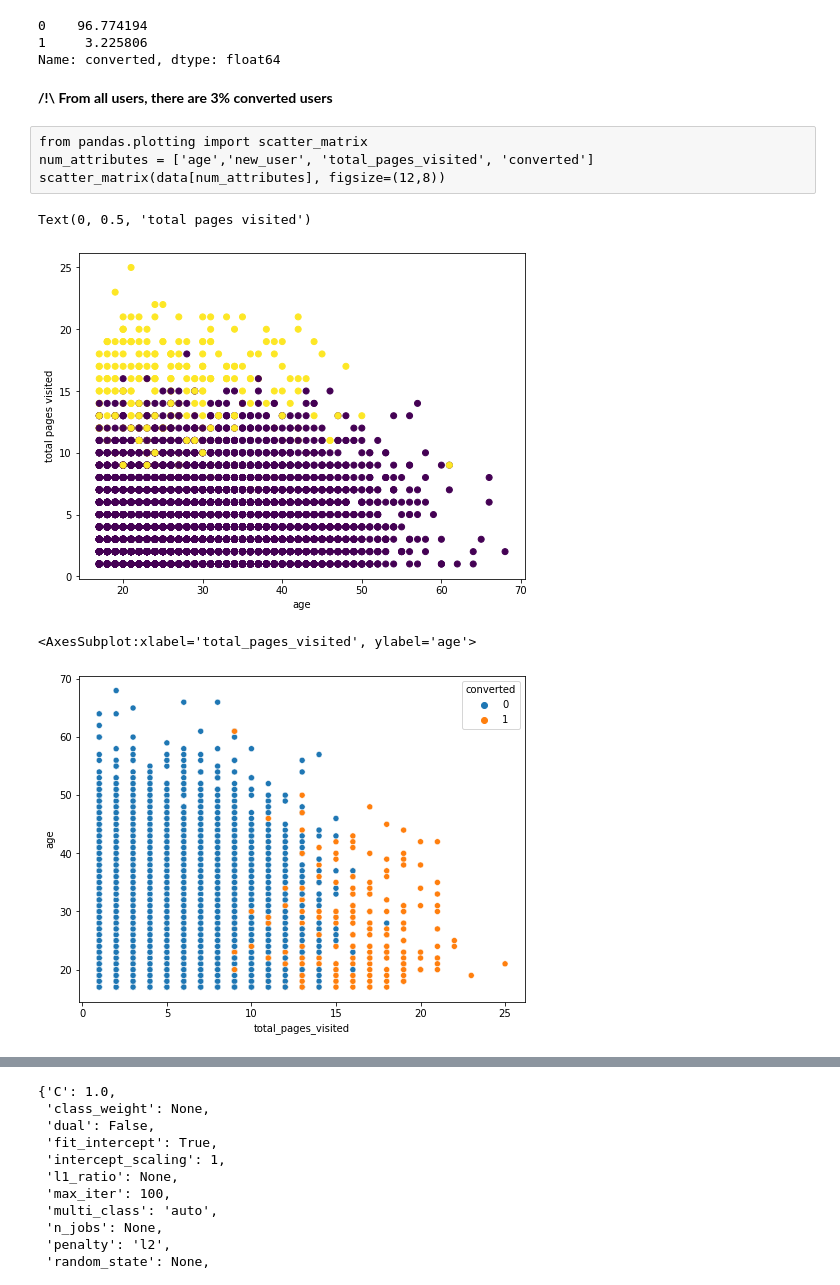
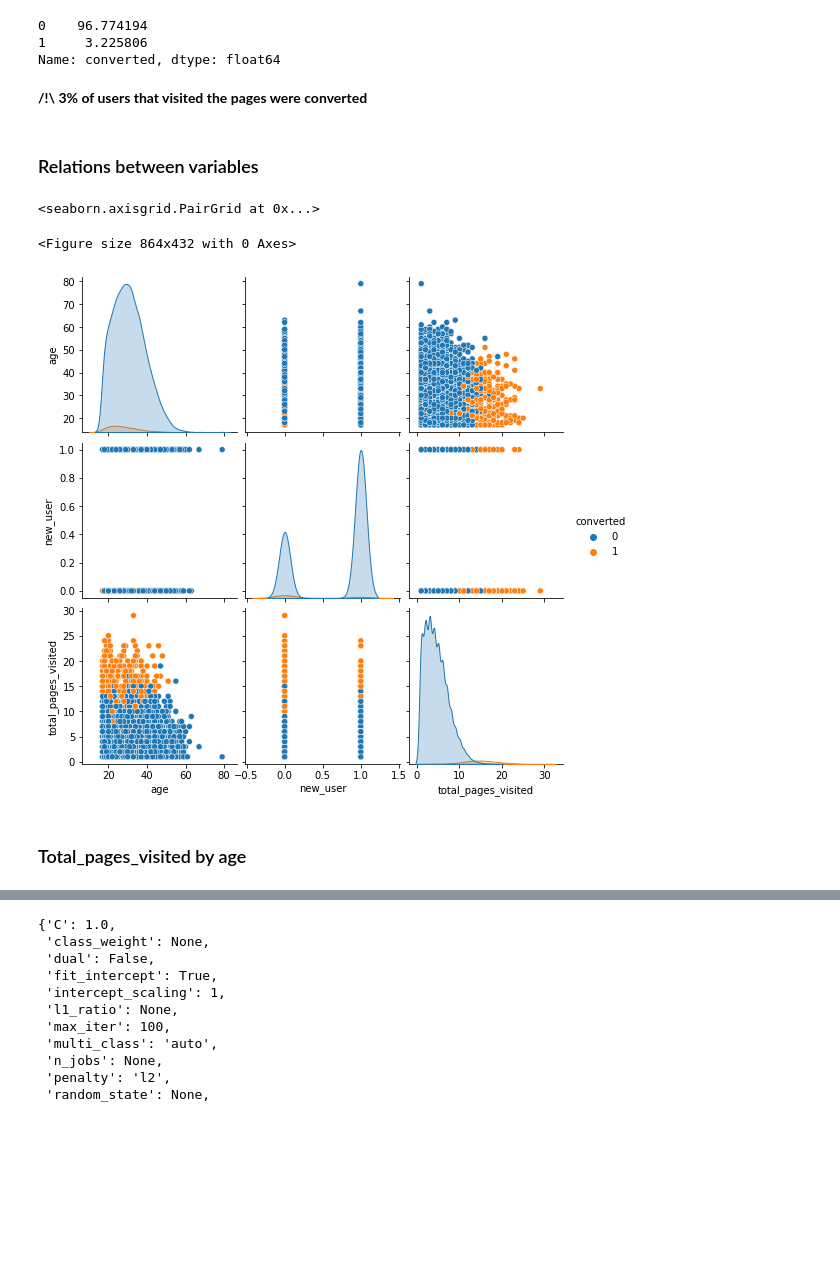
Before and after one commit to pattypooh/pez-jedha, a Jupyter notebook: projects/05-conversion-rate/notebooks/01-eda.ipynb, the cells around one changed output, grey strips where cells are left out. Cells and saved outputs as stored; diff of their text form; code cells hidden in the pictures; blank space fills up the shorter version.

```diff
--- a/projects/05-conversion-rate/notebooks/01-eda.ipynb
+++ b/projects/05-conversion-rate/notebooks/01-eda.ipynb
@@ -70,17 +119,7 @@ data['converted'].value_counts()*100/data.shape[0]
 1     3.225806
 Name: converted, dtype: float64
 # %% [markdown]
-<b> /!\ From all users, there are 3% converted users </b>
+<b> /!\ 3% of users that visited the pages were converted </b>
-# %% [raw]
-from pandas.plotting import scatter_matrix
-num_attributes = ['age','new_user', 'total_pages_visited', 'converted']
-scatter_matrix(data[num_attributes], figsize=(12,8))
 # %%
-plt.figure(figsize=(8,6))
+#Let's work with a sample to visualize date
 data_sample = data.sample(10000)
-plt.scatter(data_sample['age'], data_sample['total_pages_visited'], c=data_sample['converted'])
-plt.xlabel('age')
-plt.ylabel('total pages visited')
-# %% [output]
-Text(0, 0.5, 'total pages visited')
-[figure, removed]
@@ -89,7 +126,12 @@ import seaborn as sns
+# %% [markdown]
+### Relations between variables
 # %%
-plt.figure(figsize=(8,6))
-sns.scatterplot(y='age',x='total_pages_visited', hue='converted', data=data_sample)
+plt.figure(figsize=(12,6))
+sns.pairplot( hue='converted', data=data_sample)
 # %% [output]
-<AxesSubplot:xlabel='total_pages_visited', ylabel='age'>
+<seaborn.axisgrid.PairGrid at 0x...>
+<Figure size 864x432 with 0 Axes>
-[figure, old version]
+[figure, new version]
+# %% [markdown]
+### Total_pages_visited by age
 # %%
```
Also changed, not shown: parts of 85 cells of this notebook, 7 other files.
